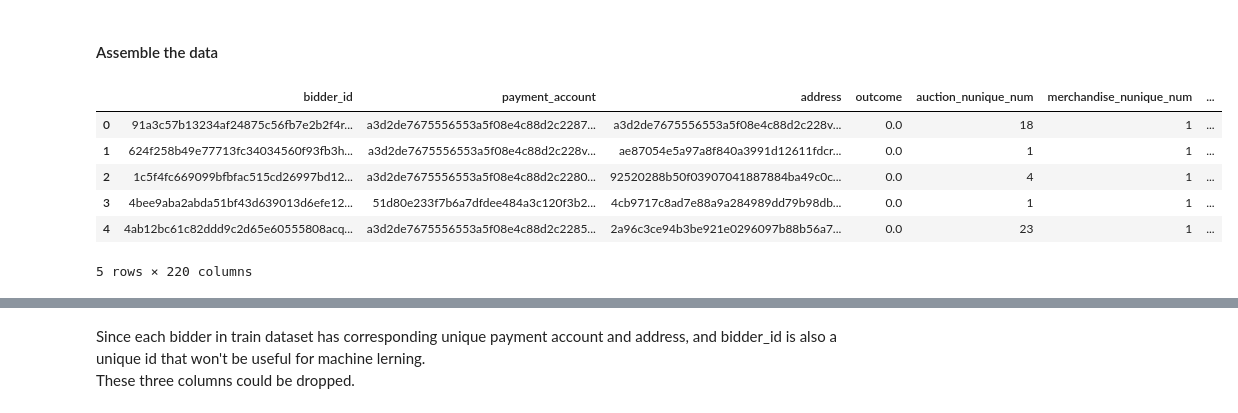
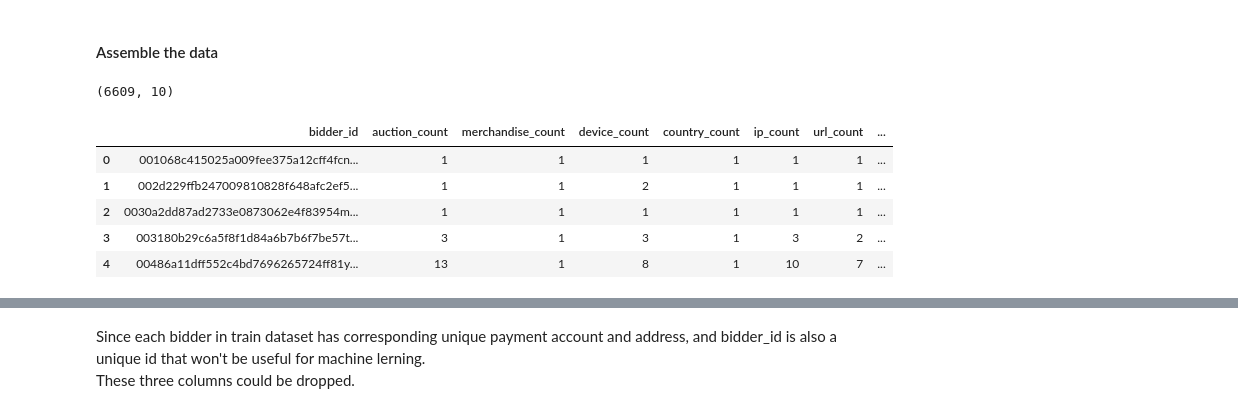
Before and after one commit to Marwan-Takrouri/Human-or-Robot-Facebook-Kaggle, a Jupyter notebook: Modeling.ipynb, the cells around one changed output, grey strips where cells are left out. Saved outputs shown, nothing was run; the diff lists cells and outputs as text; code cells hidden in the pictures.

```diff
--- a/Modeling.ipynb
+++ b/Modeling.ipynb
@@ -11,19 +14,23 @@ from imblearn.metrics import classification_report_imbalanced
 # %% [markdown]
 #### Assemble the data
 # %%
-bidders = pd.read_csv("./Resources/bidders.csv")
-country_merch = pd.read_csv("./Resources/bidders_count_merch.csv")
+bidders = pd.read_csv("./Resources/bidders.csv", index_col =False)
+country_merch = pd.read_csv("./Resources/bidders_count_merch.csv", index_col =False)
+bidder_auc = pd.read_csv("./Resources/bidder_auc.csv")
+bidder_auc_cm = pd.read_csv("./Resources/bidder_auc_cm.csv")
 train = pd.read_csv("./Resources/train.csv")
 
-bidders = bidders.merge(country_merch, right_index=True, left_index=True)
+# bidders = bidders.merge(country_merch, right_index=True, left_index=True)
+# bidders = bidders.merge(bidder_auc, right_index=True, left_index=True)
+# bidders = bidders.merge(bidder_auc_cm, right_index=True, left_index=True)
 
-merged_bidders = train.merge(bidders, how= "right", on="bidder_id")
-merged_bidders.head()
+print(bidders.shape)
+bidders.head()
 # %% [output]
+(6609, 10)
-|  | bidder_id | payment_account | address | outcome | auction_nunique_num | merchandise_nunique_num | ... |
-| 0 | 91a3c57b13234af24875c56fb7e2b2f4r... | a3d2de7675556553a5f08e4c88d2c2287... | a3d2de7675556553a5f08e4c88d2c228v... | 0.0 | 18 | 1 | ... |
-| 1 | 624f258b49e77713fc34034560f93fb3h... | a3d2de7675556553a5f08e4c88d2c228v... | ae87054e5a97a8f840a3991d12611fdcr... | 0.0 | 1 | 1 | ... |
-| 2 | 1c5f4fc669099bfbfac515cd26997bd12... | a3d2de7675556553a5f08e4c88d2c2280... | 92520288b50f03907041887884ba49c0c... | 0.0 | 4 | 1 | ... |
-| 3 | 4bee9aba2abda51bf43d639013d6efe12... | 51d80e233f7b6a7dfdee484a3c120f3b2... | 4cb9717c8ad7e88a9a284989dd79b98db... | 0.0 | 1 | 1 | ... |
-| 4 | 4ab12bc61c82ddd9c2d65e60555808acq... | a3d2de7675556553a5f08e4c88d2c2285... | 2a96c3ce94b3be921e0296097b88b56a7... | 0.0 | 23 | 1 | ... |
+|  | bidder_id | auction_count | merchandise_count | device_count | country_count | ip_count | url_count | ... |
+| 0 | 001068c415025a009fee375a12cff4fcn... | 1 | 1 | 1 | 1 | 1 | 1 | ... |
+| 1 | 002d229ffb247009810828f648afc2ef5... | 1 | 1 | 2 | 1 | 1 | 1 | ... |
+| 2 | 0030a2dd87ad2733e0873062e4f83954m... | 1 | 1 | 1 | 1 | 1 | 1 | ... |
+| 3 | 003180b29c6a5f8f1d84a6b7b6f7be57t... | 3 | 1 | 3 | 1 | 3 | 2 | ... |
+| 4 | 00486a11dff552c4bd7696265724ff81y... | 13 | 1 | 8 | 1 | 10 | 7 | ... |
-5 rows × 220 columns
```
Also changed, not shown: parts of 45 cells of this notebook, 3 other files.
